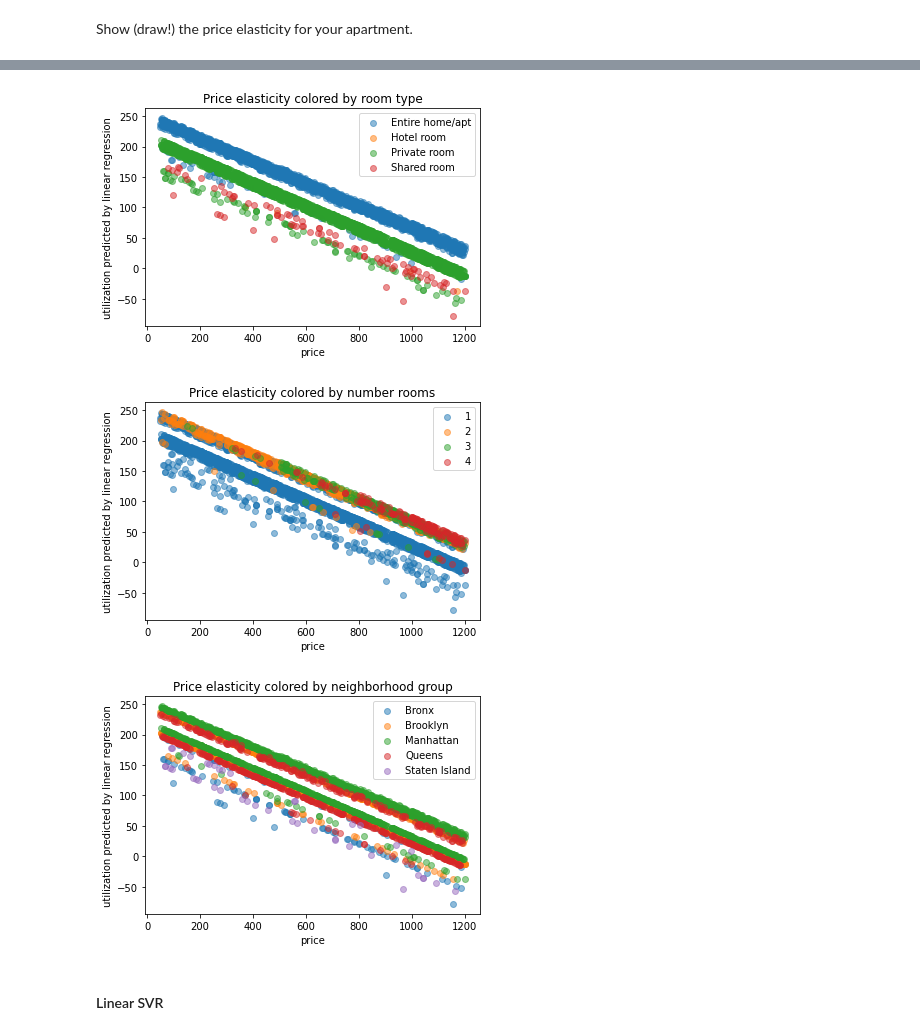
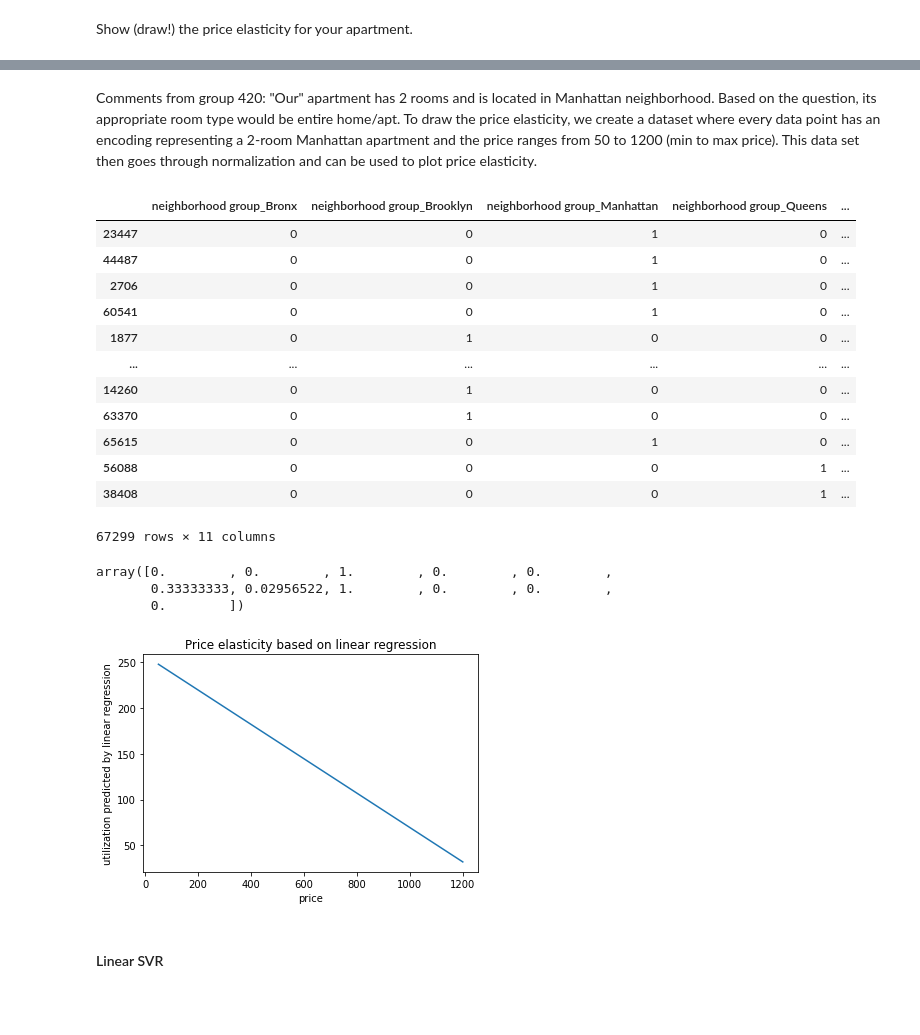
Before and after one commit to mnghiap/ids22, a Jupyter notebook: assignment1/assignment_1.ipynb, the cells around one changed output, grey strips where cells are left out. Drawn from its saved outputs; the diff is of its cells as text; code cells hidden in the pictures; blank space fills up the shorter version.

```diff
--- a/assignment1/assignment_1.ipynb
+++ b/assignment1/assignment_1.ipynb
@@ -528,6 +528,8 @@ df = pd.get_dummies(df_util)
 # Split to X (features) and y (target)
 # id should be left out
 X, y = df[set(df.columns) - set(['utilization', 'id'])], df['utilization']
+# IMPORTANT: Make sure column orders of X stays the same
+X = X[sorted(X.columns)]
 # Train test split with skrt skrt learn
 from sklearn.model_selection import train_test_split
 X_train_un, X_test_un, y_train, y_test = train_test_split(X, y, test_size=0.05, random_state=RANDOM_SEED)
@@ -585,9 +587,9 @@ import sklearn
 params_linreg = {
     'n_jobs': [-1]
 }
-gscv = GridSearchCV(LinearRegression(), params_linreg, scoring='neg_mean_absolute_error', cv=5, verbose=3)
-gscv.fit(X_train, y_train)
-best_params_linreg = gscv.best_params_
+linreg_gscv = GridSearchCV(LinearRegression(), params_linreg, scoring='neg_mean_absolute_error', cv=5, verbose=3)
+linreg_gscv.fit(X_train, y_train)
+best_params_linreg = linreg_gscv.best_params_
 best_params_linreg
 # %% [output]
 Fitting 5 folds for each of 1 candidates, totalling 5 fits
@@ -606,3 +602,9 @@ y_pred_linreg = linreg.predict(X_test)
+# %%
+# Train a linear regression model
+linreg = LinearRegression(**best_params_linreg)
+linreg.fit(X_train, y_train)
+# Predict for test data
+y_pred_linreg = linreg.predict(X_test)
 # %% [markdown]
 What is the mean absolute error achieved on the test data?
 # %%
@@ -651,13 +619,48 @@ Name: utilization, Length: 3543, dtype: float64
+# %% [markdown]
+Comments from group 420: "Our" apartment has 2 rooms and is located in Manhattan neighborhood. Based on the question, its appropriate room type would be entire home/apt. To draw the price elasticity, we create a dataset where every data point has an encoding representing a 2-room Manhattan apartment and the price ranges from 50 to 1200 (min to max price). This data set then goes through normalization and can be used to plot price elasticity.
+# %%
+# We first see the unnormalized data to understand how categorical attributes are encoded
+X_train_un
+# %% [output]
+|  | neighborhood group_Bronx | neighborhood group_Brooklyn | neighborhood group_Manhattan | neighborhood group_Queens | ... |
+| 23447 | 0 | 0 | 1 | 0 | ... |
+| 44487 | 0 | 0 | 1 | 0 | ... |
+| 2706 | 0 | 0 | 1 | 0 | ... |
+| 60541 | 0 | 0 | 1 | 0 | ... |
+| 1877 | 0 | 1 | 0 | 0 | ... |
+| ... | ... | ... | ... | ... | ... |
+| 14260 | 0 | 1 | 0 | 0 | ... |
+| 63370 | 0 | 1 | 0 | 0 | ... |
+| 65615 | 0 | 0 | 1 | 0 | ... |
+| 56088 | 0 | 0 | 0 | 1 | ... |
+| 38408 | 0 | 0 | 0 | 1 | ... |
+67299 rows × 11 columns
+# %%
+# From this, an unnormalized encoding of our apartment would be
+# [0, 0, 1, 0, 0, 2, price, 1, 0, 0, 0]
+# We now implement this encoding in a dataset X_our
+prices = np.arange(50, 1201, 1)
+X_our = np.zeros((1151, 11))
+X_our[:,6] = (prices-np.min(prices))/(np.max(prices)-np.min(prices)) # Manual normalization for price
+X_our[:,2] = 1
+X_our[:,7] = 1
+X_our[:,5] = (2-1)/(4-1) # Manual normalization for room
+X_our[34] # Print an example data point
+# %% [output]
+array([0.        , 0.        , 1.        , 0.        , 0.        ,
+       0.33333333, 0.02956522, 1.        , 0.        , 0.        ,
+       0.        ])
 # %%
 # Your answer goes here
-# Draw the utilization vs price
-df_test['y_pred_linreg'] = y_pred_linreg
-plot_price_elasticity(df_test, 'price', 'y_pred_linreg', ['room type', 'number rooms', 'neighborhood group'],
-                      ylabel="utilization predicted by linear regression")
+# Predict utilization based on the linear regression model
+y_our_linreg = linreg.predict(X_our)
+plt.plot(prices, y_our_linreg)
+plt.title("Price elasticity based on linear regression")
+plt.xlabel("price")
+plt.ylabel("utilization predicted by linear regression")
+plt.show()
 # %% [output]
-[figure, old version]
+[figure, new version]
-[figure, removed]
-[figure, removed]
 # %% [markdown]
 #### Linear SVR
 # %% [markdown]
```
Also changed, not shown: parts of 27 cells of this notebook.
